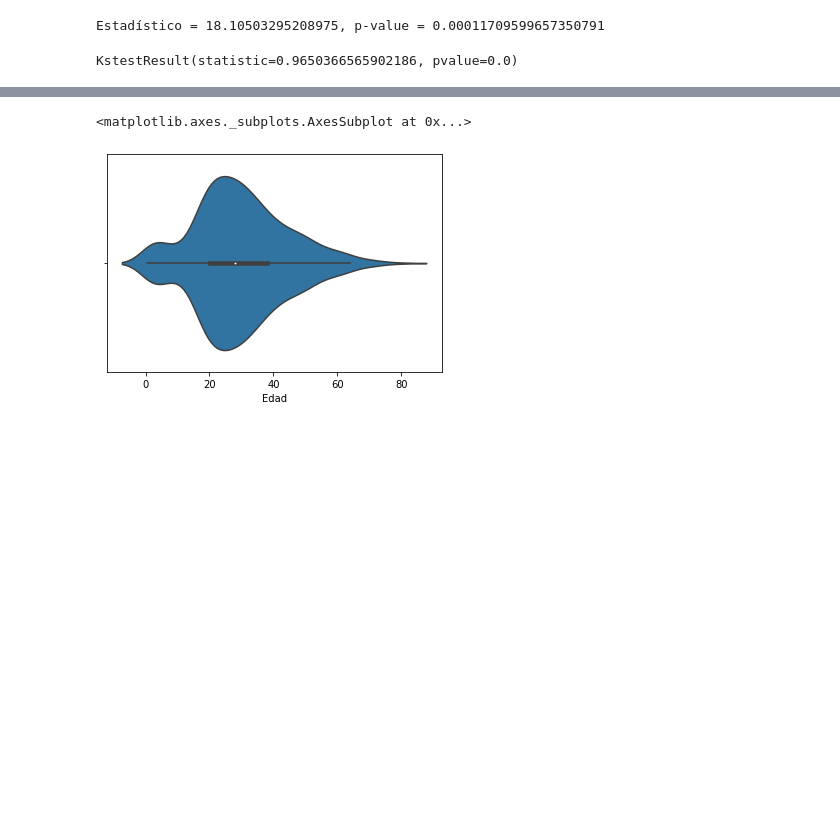
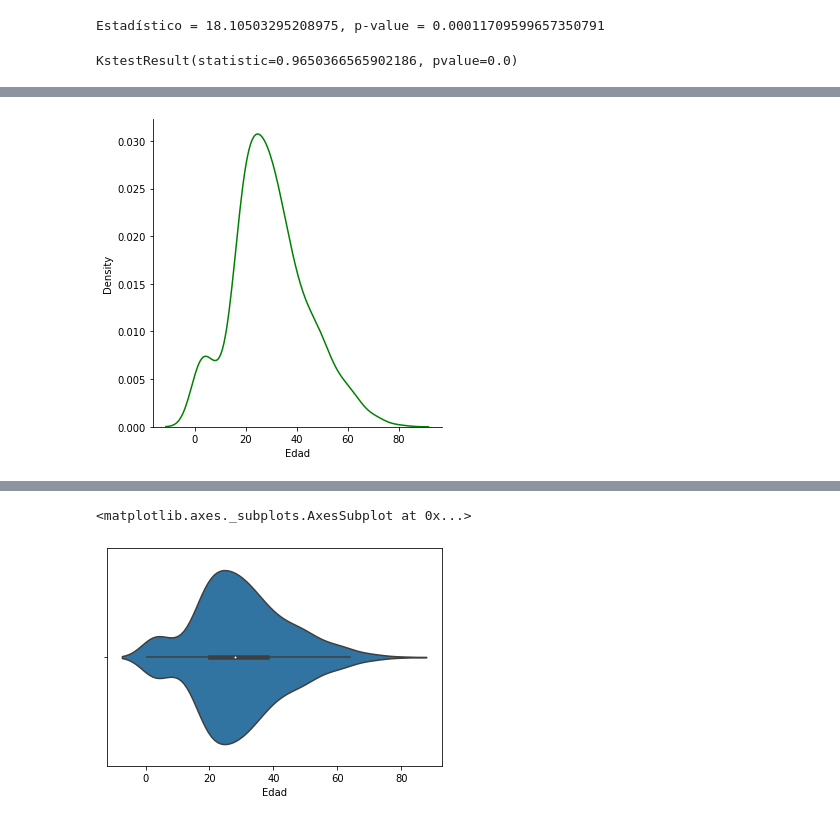
Before and after one commit to armandovl/funciones_descriptiva, a Jupyter notebook: Clase_Estadistica_Descriptiva.ipynb, the cells around one changed output, grey strips where cells are left out. Drawn from its saved outputs; the diff is of its cells as text; code cells hidden in the pictures; blank space fills up the shorter version.

```diff
--- a/Clase_Estadistica_Descriptiva.ipynb
+++ b/Clase_Estadistica_Descriptiva.ipynb
@@ -581,0 +336,5 @@ sns.countplot(datos["Sexo"])
+# %%
+sns.displot(datos["Edad"], color="green",kind="kde") #dejar simplemente  la linea
+plt.show()
+# %% [output]
+[figure, added]
```
Also changed, not shown: parts of 131 cells of this notebook.
